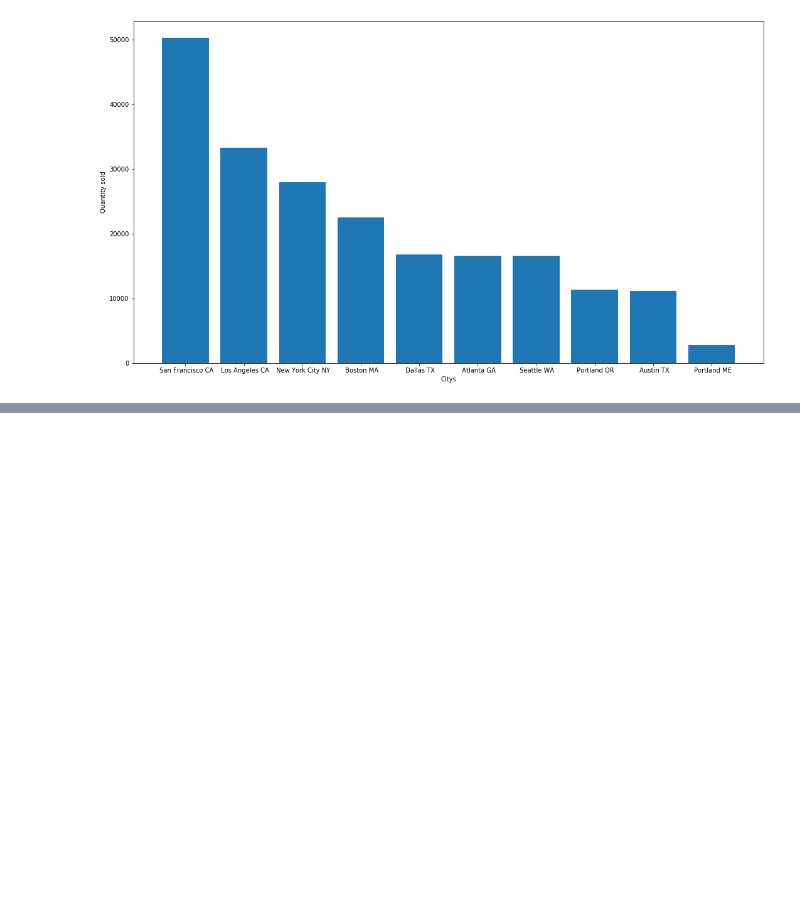
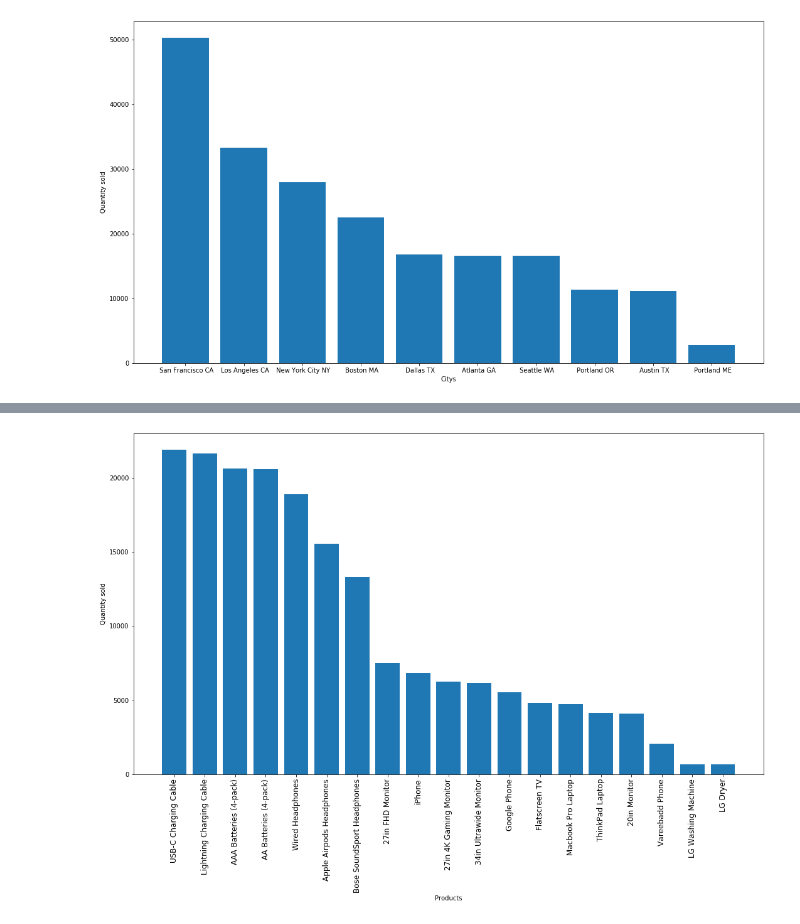
Before and after one commit to Bartosz-Lewandowski/Sales-Analysis, a Jupyter notebook: Code_source.ipynb, the cells around one changed output, grey strips where cells are left out. Cells and saved outputs as stored; diff of their text form; code cells hidden in the pictures; blank space fills up the shorter version.

```diff
--- a/Code_source.ipynb
+++ b/Code_source.ipynb
@@ -179,0 +232,3 @@ plt.show()
+# %%
+sold_products = df.groupby('Product')['Order ID'].count()
+sold_products = sold_products.sort_values(ascending=False)
@@ -179,0 +255,11 @@ plt.show()
+# %%
+products = list(sold_products.index)
+
+plt.figure(figsize = (18,10))
+plt.bar(products,sold_products)
+plt.xlabel('Products')
+plt.ylabel('Quantity sold')
+plt.xticks(products, rotation = 'vertical', size = 12)
+plt.show()
+# %% [output]
+[figure, added]
```
Also changed, not shown: parts of 11 cells of this notebook.
